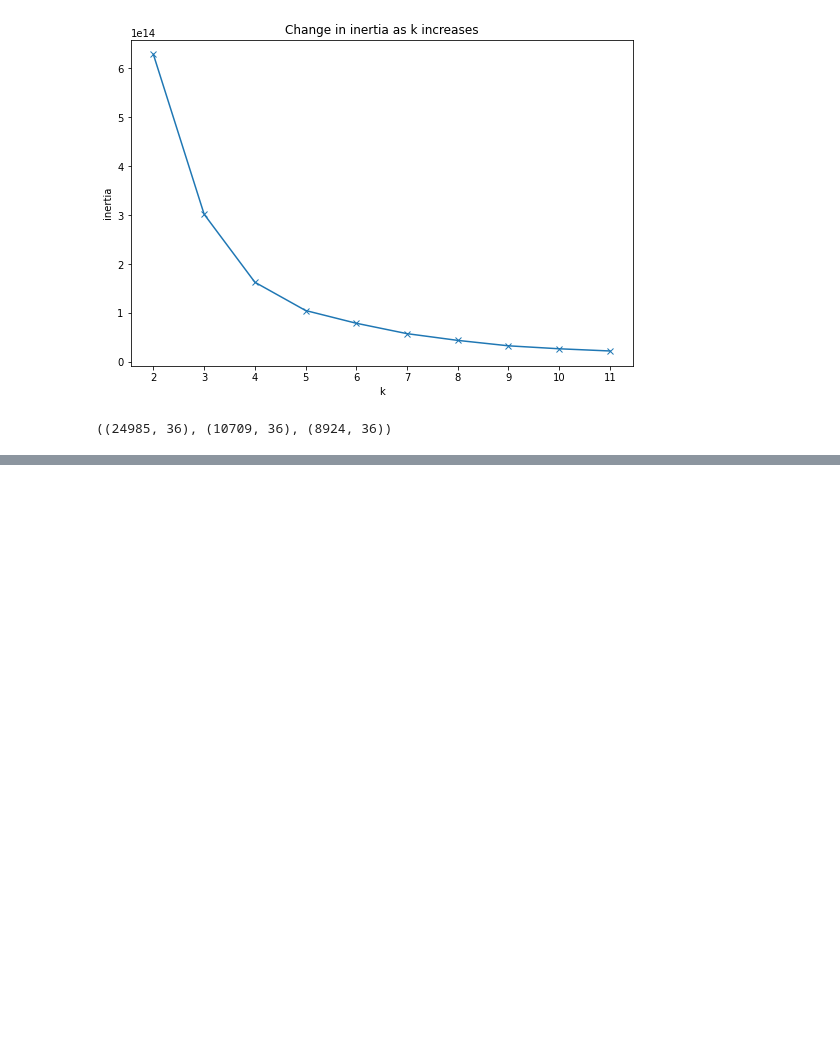
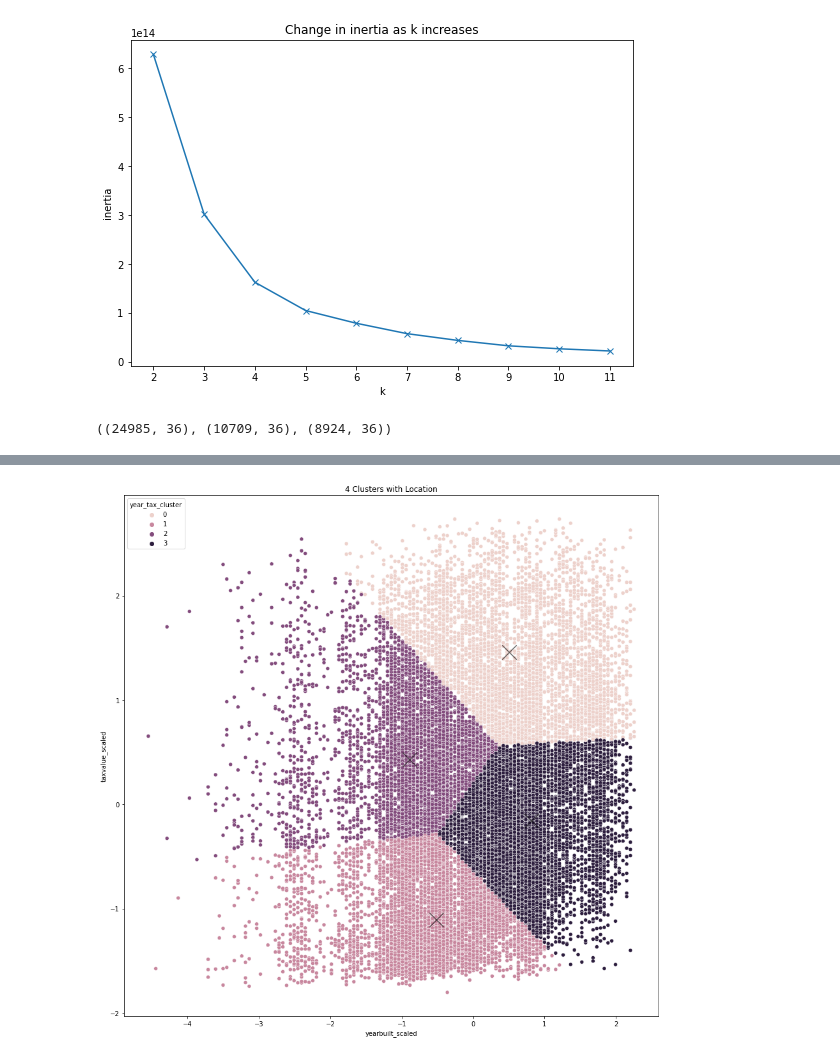
Before and after one commit to lopezelihezer/Clustering_Project, a Jupyter notebook: scratch.ipynb, the cells around one changed output, grey strips where cells are left out. Drawn from its saved outputs; the diff is of its cells as text; code cells hidden in the pictures; blank space fills up the shorter version.

```diff
--- a/scratch.ipynb
+++ b/scratch.ipynb
@@ -696,0 +729,8 @@ plt.show()
+# %%
+
+# Plot the latitude and longitude clusters
+plot_clusters('yearbuilt_scaled', 'taxvalue_scaled', 'year_tax_cluster', train, kmeans, scaler, centroids)
+plt.title('4 Clusters with Location')
+plt.show()
+# %% [output]
+[figure, added]
```
Also changed, not shown: parts of 14 cells of this notebook.
